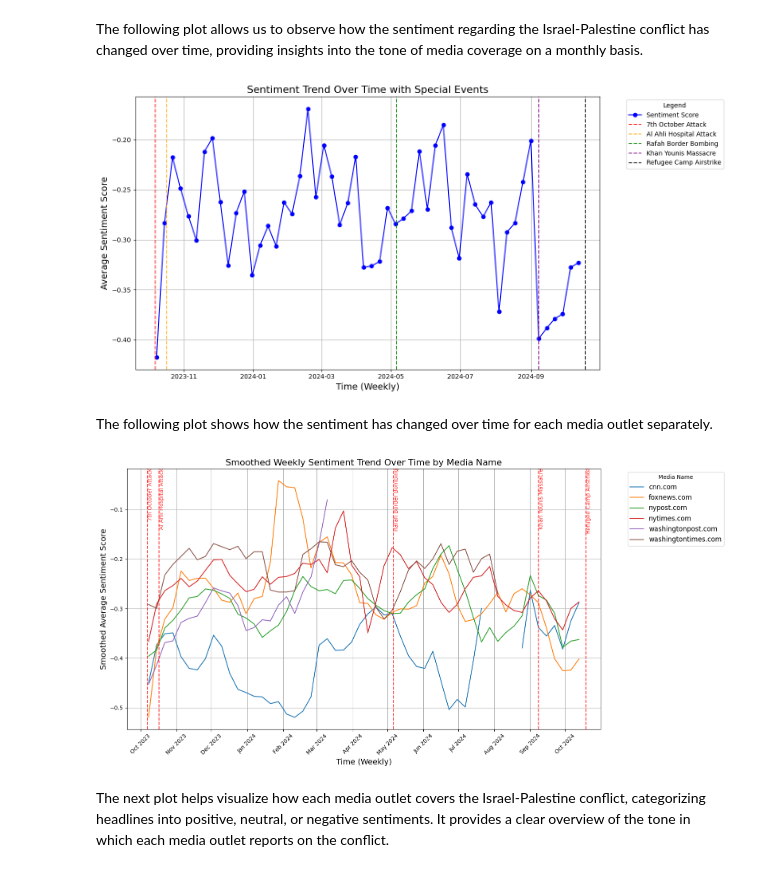
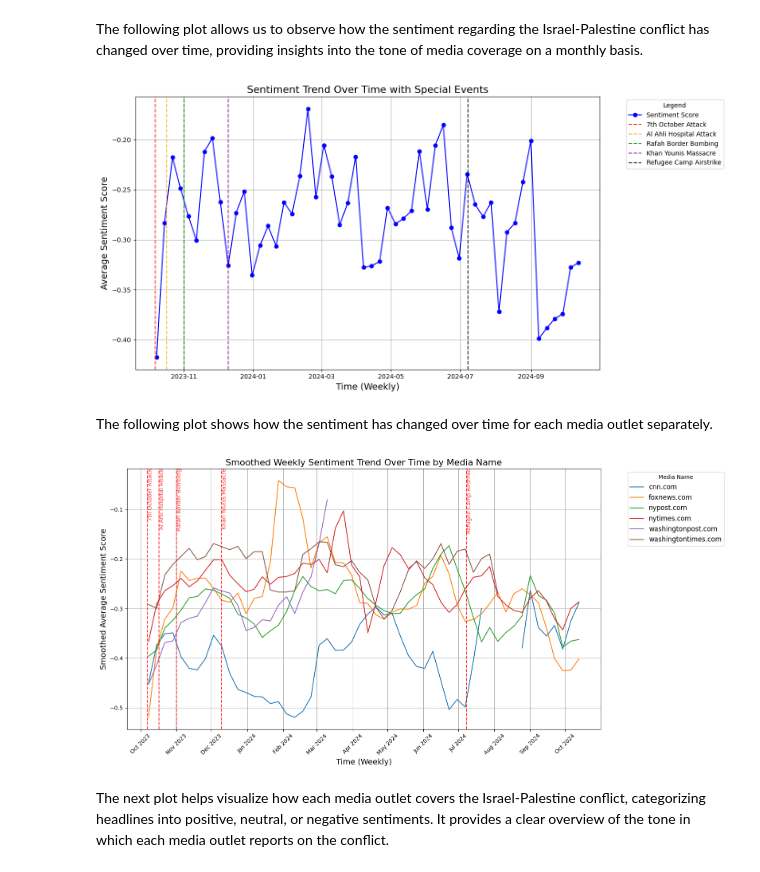
Before and after one commit to tinasophie15/FCSS-Project-Group-10, a Jupyter notebook: code/group10.ipynb, the cells around one changed output. Cells and saved outputs as stored; diff of their text form; code cells hidden in the pictures.

```diff
--- a/code/group10.ipynb
+++ b/code/group10.ipynb
@@ -274,9 +274,9 @@ The following plot allows us to observe how the sentiment regarding the Israel-P
 special_events = {
     "7th October Attack": ("2023-10-07", "red"),
     "Al Ahli Hospital Attack": ("2023-10-17", "orange"),
-    "Rafah Border Bombing": ("2024-05-06", "green"),
-    "Khan Younis Massacre": ("2024-09-08", "purple"),
-    "Refugee Camp Airstrike": ("2024-10-19", "black"),
+    "Rafah Border Bombing": ("2023-11-01", "green"),
+    "Khan Younis Massacre": ("2023-12-10", "purple"),
+    "Refugee Camp Airstrike": ("2024-07-08", "black"),
 }
 # %%
 data_cleaned['Publish Date'] = pd.to_datetime(data_cleaned['Publish Date'], errors='coerce')
@@ -304,7 +304,7 @@ plt.legend(title="Legend", fontsize=10, bbox_to_anchor=(1.05, 1), loc='upper lef
 plt.tight_layout()
 plt.show()
 # %% [output]
-[figure, old version]
+[figure, new version]
 # %% [markdown]
 The following plot shows how the sentiment has changed over time for each media outlet separately.
 # %%
@@ -324,9 +324,9 @@ sentiment_weekly['Smoothed Sentiment'] = (
 special_events = {
     "7th October Attack": "2023-10-07",
     "Al Ahli Hospital Attack": "2023-10-17",
-    "Rafah Border Bombing": "2024-05-06",
-    "Khan Younis Massacre": "2024-09-08",
-    "Refugee Camp Airstrike": "2024-10-19",
+    "Rafah Border Bombing": "2023-11-01",
+    "Khan Younis Massacre": "2023-12-10",
+    "Refugee Camp Airstrike": "2024-07-08",
 }
 
 # Convert event dates to pandas Timestamps
@@ -345,34 +345,34 @@ for event, date in special_event_dates.items():
     plt.axvline(x=date, color='red', linestyle='--', alpha=0.8)
     plt.text(
         x=date,
         y=plt.gca().get_ylim()[1] * 0.95,
         s=event,
         rotation=90,
         color='red',
         alpha=0.8,
         fontsize=10,
         verticalalignment='top'
     )
 
 plt.xlabel("Time (Weekly)", fontsize=14)
 plt.ylabel("Smoothed Average Sentiment Score", fontsize=14)
 plt.title("Smoothed Weekly Sentiment Trend Over Time by Media Name", fontsize=16)
 
 plt.legend(
     title="Media Name",
     fontsize=12,
     bbox_to_anchor=(1.05, 1),
     loc='upper left'
 )
 
 plt.grid()
 plt.gca().xaxis.set_major_locator(mdates.MonthLocator())
 plt.gca().xaxis.set_major_formatter(mdates.DateFormatter("%b %Y"))
 plt.xticks(rotation=45)
 plt.tight_layout()
 plt.show()
 # %% [output]
-[figure, old version]
+[figure, new version]
 # %% [markdown]
 The next plot helps visualize how each media outlet covers the Israel-Palestine conflict, categorizing headlines into positive, neutral, or negative sentiments. It provides a clear overview of the tone in which each media outlet reports on the conflict.
 # %%
```
Also changed, not shown: parts of 1 cell of this notebook.
